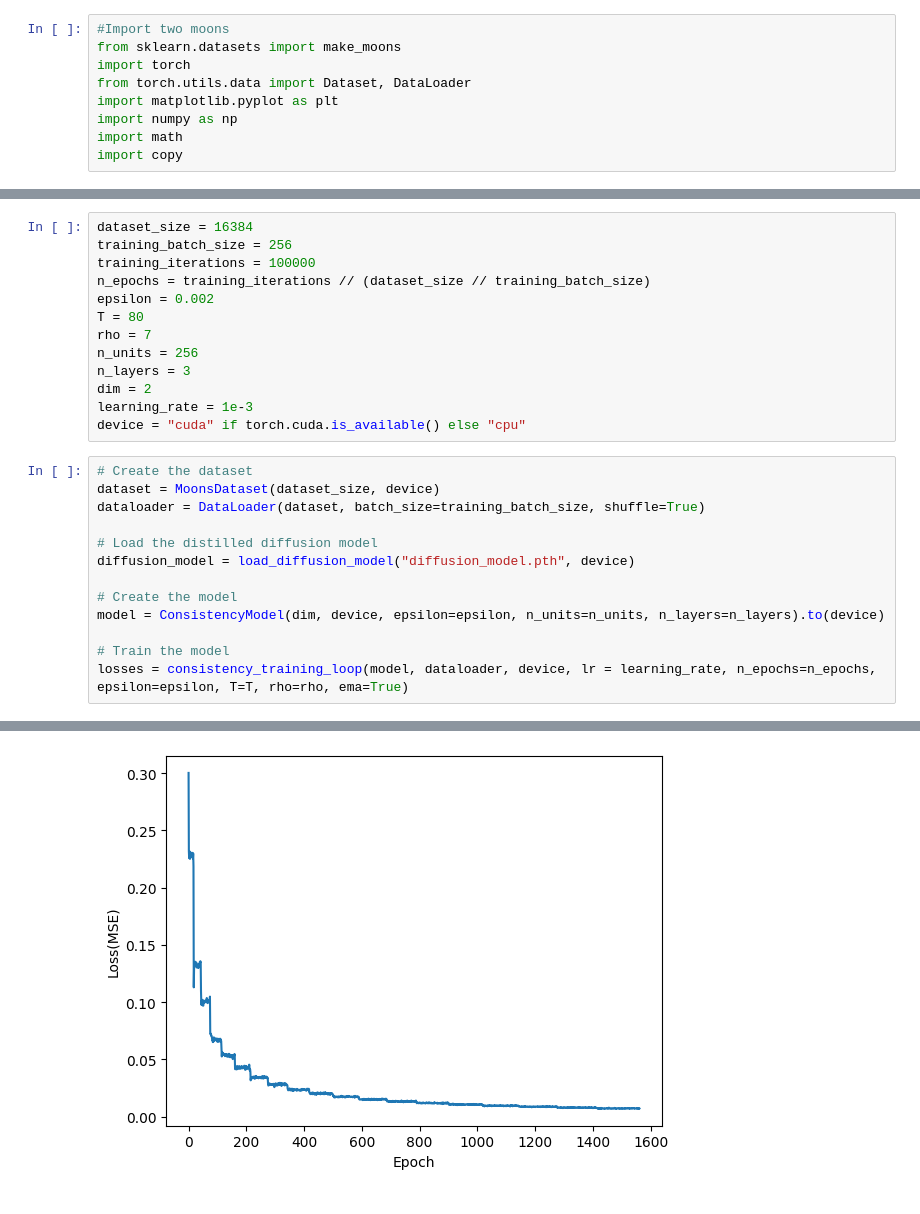
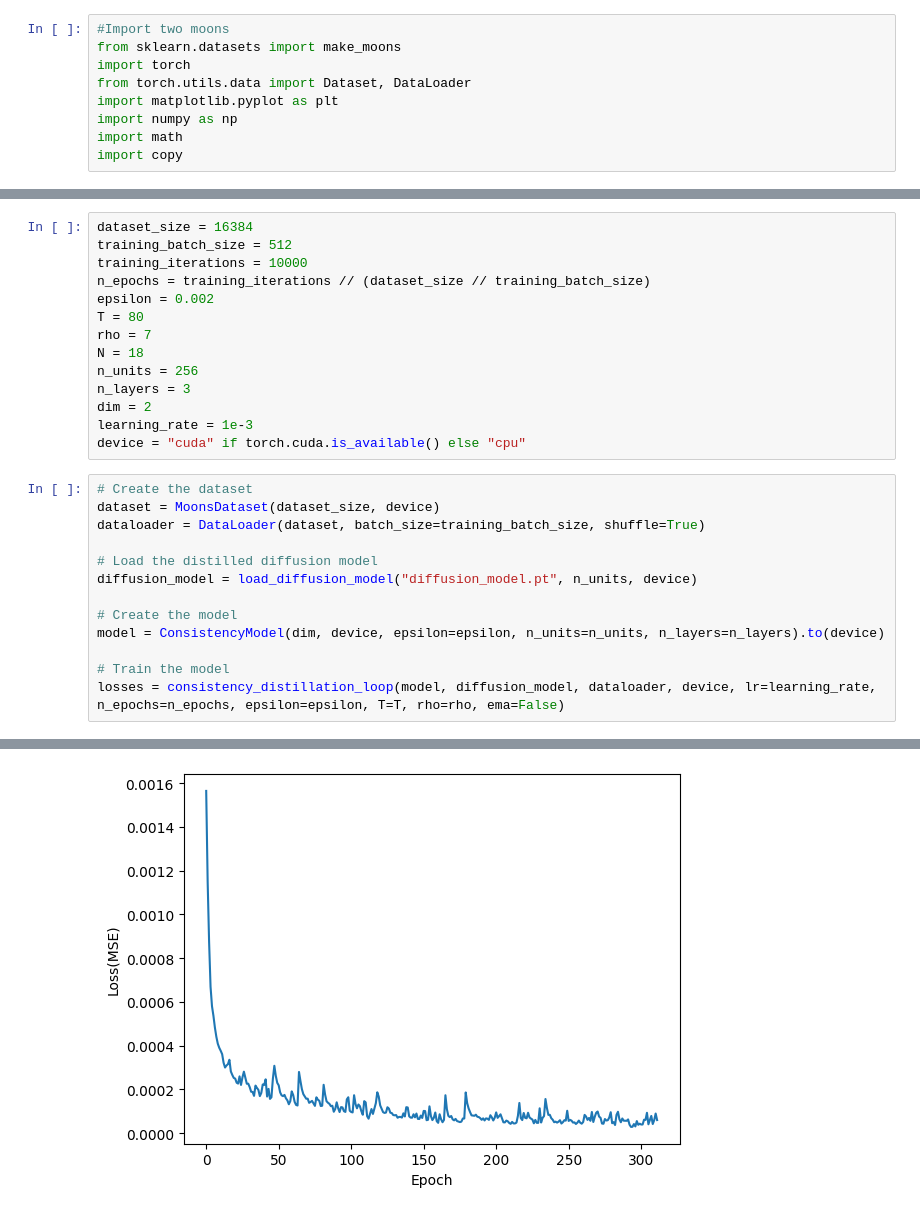
Before and after one commit to phpin57/GenModeling, a Jupyter notebook: consistency_distillation.ipynb, the cells around one changed output, grey strips where cells are left out. Saved outputs shown, nothing was run; the diff lists cells and outputs as text.

Commit message:
First try for consistency distillation (doesn't work)

```diff
--- a/consistency_distillation.ipynb
+++ b/consistency_distillation.ipynb
@@ -280,12 +241,13 @@ def consistency_multiple_step_sampling(model, device, batch_size=64, times = [80
     return x_evolution
 # %%
 dataset_size = 16384
-training_batch_size = 256
-training_iterations = 100000
+training_batch_size = 512
+training_iterations = 10000
 n_epochs = training_iterations // (dataset_size // training_batch_size)
 epsilon = 0.002
 T = 80
 rho = 7
+N = 18
 n_units = 256
 n_layers = 3
 dim = 2
@@ -297,11 +259,11 @@ dataset = MoonsDataset(dataset_size, device)
 dataloader = DataLoader(dataset, batch_size=training_batch_size, shuffle=True)
 
 # Load the distilled diffusion model
-diffusion_model = load_diffusion_model("diffusion_model.pth", device)
+diffusion_model = load_diffusion_model("diffusion_model.pt", n_units, device)
 
 # Create the model
 model = ConsistencyModel(dim, device, epsilon=epsilon, n_units=n_units, n_layers=n_layers).to(device)
 
 # Train the model
-losses = consistency_training_loop(model, dataloader, device, lr = learning_rate, n_epochs=n_epochs, epsilon=epsilon, T=T, rho=rho, ema=True)
+losses = consistency_distillation_loop(model, diffusion_model, dataloader, device, lr=learning_rate, n_epochs=n_epochs, epsilon=epsilon, T=T, rho=rho, ema=False)
 # %% [output]
@@ -325,4 +283,4 @@ Epoch 1550/1562 - Loss: 0.0073
-[figure, old version]
+[figure, new version]
 # %%
 x_singlestep = consistency_single_step_sampling(model, device, batch_size=4096)
 
```
Also changed, not shown: parts of 6 cells of this notebook, 2 other files.
